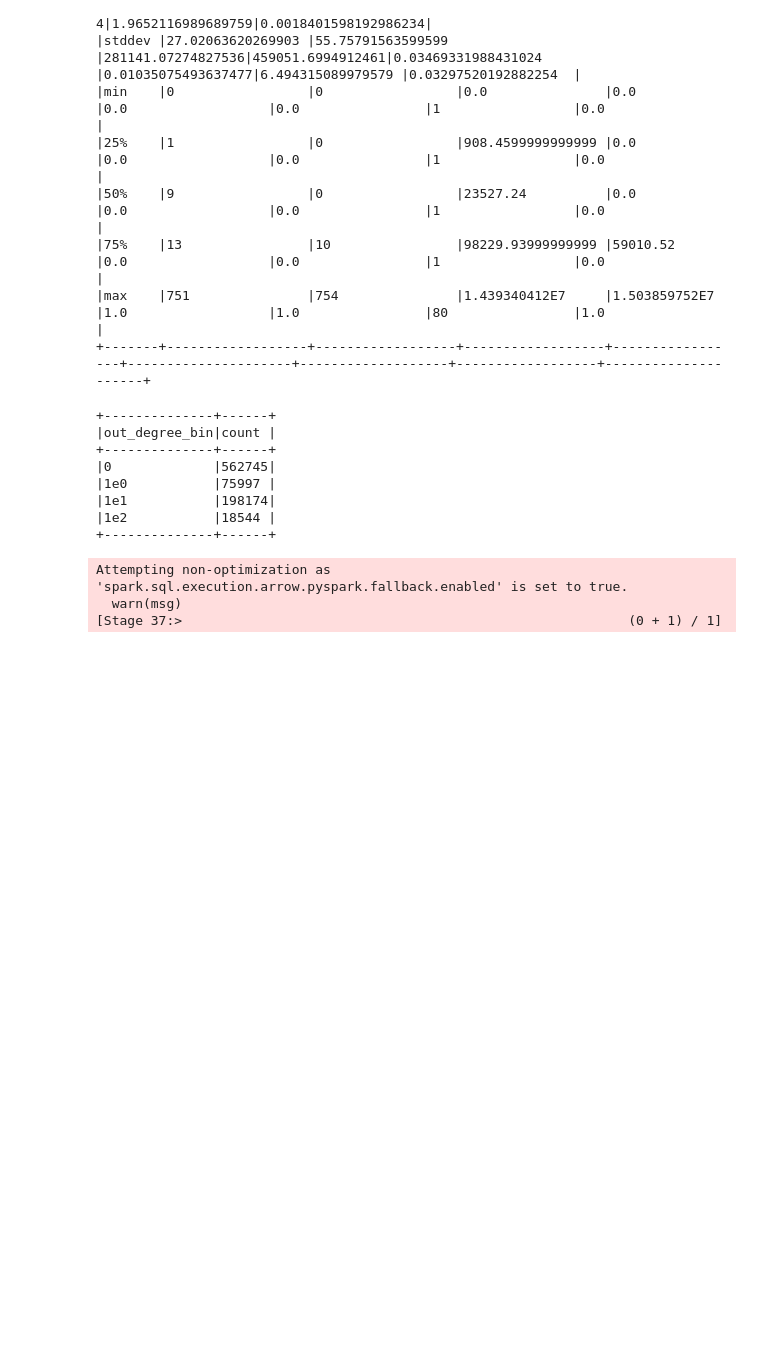
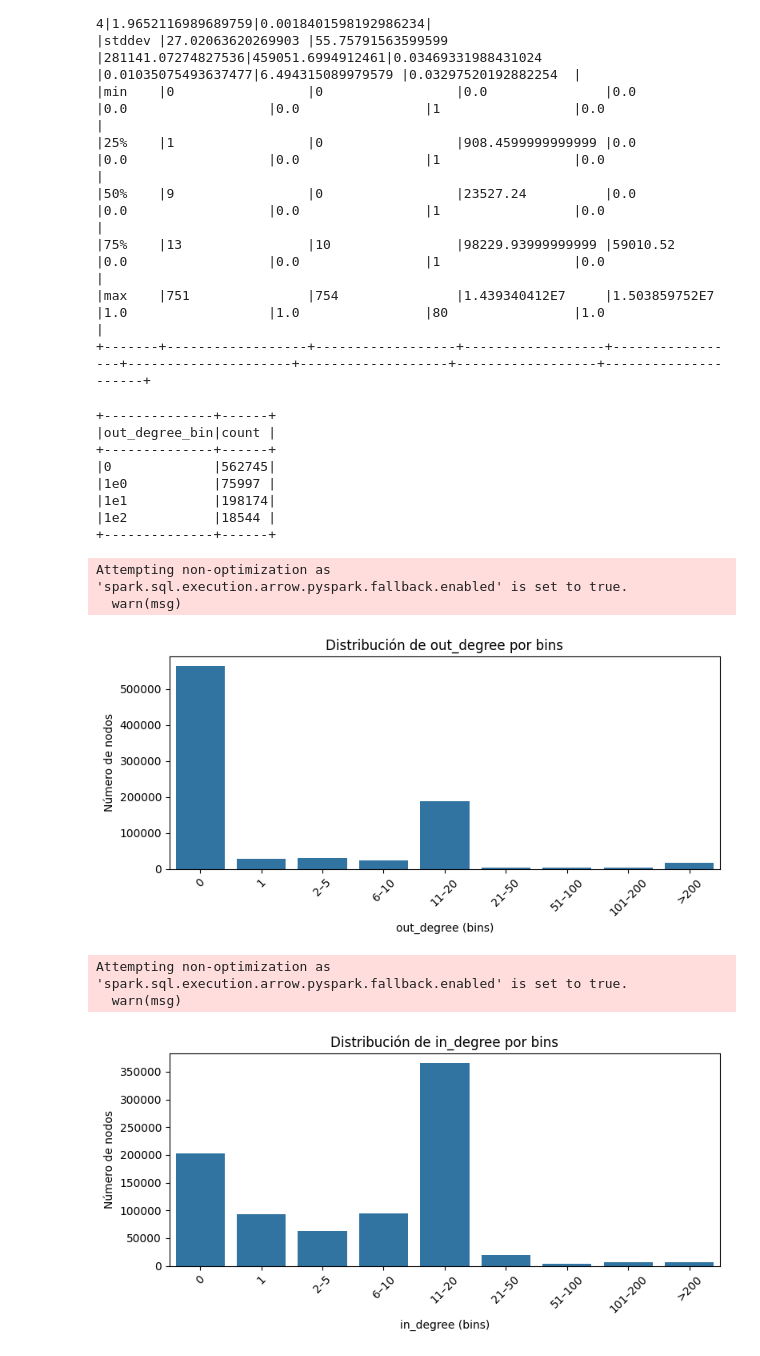
Before and after one commit to IngElecPuc/KaggleChallenges, a Jupyter notebook: Anti Money Laundering Transaction Data/EDA Topológico.ipynb, the cells around one changed output. Saved outputs shown, nothing was run; the diff lists cells and outputs as text; code cells hidden in the pictures; blank space fills up the shorter version.

```diff
--- a/Anti Money Laundering Transaction Data/EDA Topológico.ipynb
+++ b/Anti Money Laundering Transaction Data/EDA Topológico.ipynb
@@ -374,43 +374,52 @@ import pandas as pd
 import seaborn as sns
 import matplotlib.pyplot as plt
 
+deg_bins_order = ["0", "1", "2–5", "6–10", "11–20", "21–50", "51–100", "101–200", ">200"]
+
 # OUT DEGREE
 out_deg_dist = out_deg_dist_spark.toPandas()
-out_deg_dist = out_deg_dist.sort_values("out_degree_bin")  # por orden de etiqueta
+cat_type_out = pd.CategoricalDtype(categories=deg_bins_order, ordered=True)
+out_deg_dist["out_degree_bin"] = out_deg_dist["out_degree_bin"].astype(cat_type_out)
+out_deg_dist = out_deg_dist.sort_values("out_degree_bin")
 
 plt.figure(figsize=(8,4))
 sns.barplot(
     data=out_deg_dist,
     x="out_degree_bin",
     y="count"
 )
 plt.title("Distribución de out_degree por bins")
 plt.xlabel("out_degree (bins)")
 plt.ylabel("Número de nodos")
 plt.xticks(rotation=45)
 plt.tight_layout()
 plt.show()
 
 # IN DEGREE
 in_deg_dist = in_deg_dist_spark.toPandas()
+cat_type_in = pd.CategoricalDtype(categories=deg_bins_order, ordered=True)
+in_deg_dist["in_degree_bin"] = in_deg_dist["in_degree_bin"].astype(cat_type_in)
 in_deg_dist = in_deg_dist.sort_values("in_degree_bin")
 
 plt.figure(figsize=(8,4))
 sns.barplot(
     data=in_deg_dist,
     x="in_degree_bin",
     y="count"
 )
 plt.title("Distribución de in_degree por bins")
 plt.xlabel("in_degree (bins)")
 plt.ylabel("Número de nodos")
 plt.xticks(rotation=45)
 plt.tight_layout()
 plt.show()
 # %% [output]
 Attempting non-optimization as 'spark.sql.execution.arrow.pyspark.fallback.enabled' is set to true.
   warn(msg)
-[Stage 37:>                                                         (0 + 1) / 1]
+[figure, added]
+Attempting non-optimization as 'spark.sql.execution.arrow.pyspark.fallback.enabled' is set to true.
+  warn(msg)
+[figure, added]
 # %%
 # Tomar, por ejemplo, el 10% de los nodos (o un límite de filas)
 sample_df = node_metrics_df.sample(withReplacement=False, fraction=0.1, seed=42)
```
Also changed, not shown: parts of 8 cells of this notebook.
